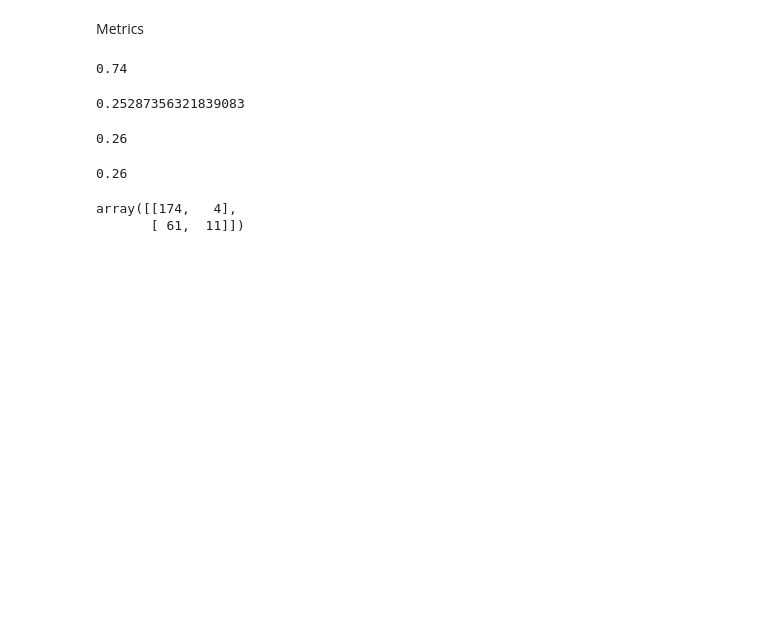
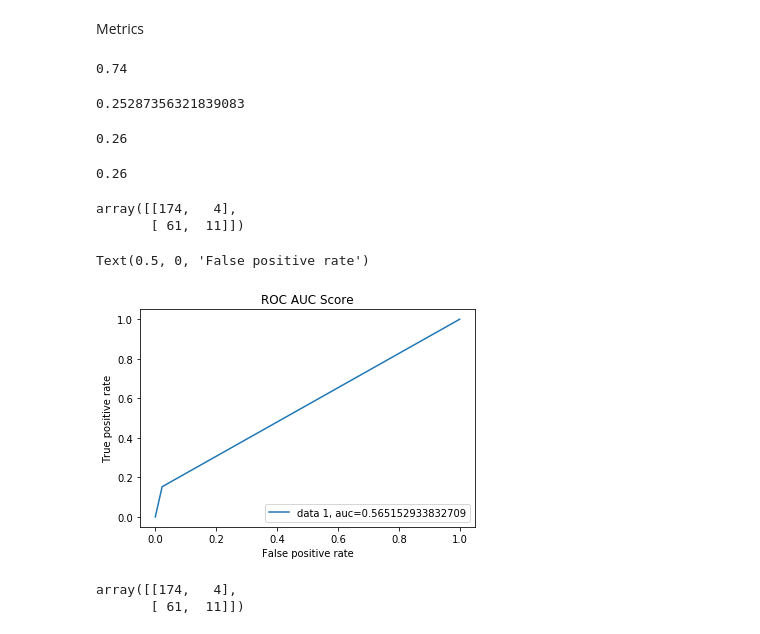
Before and after one commit to Agulaa/OpenML-project, a Jupyter notebook: OpenML-credit.ipynb, the cells around one changed output. Drawn from its saved outputs; the diff is of its cells as text; code cells hidden in the pictures; blank space fills up the shorter version.

Commit message:
Add results visualization

```diff
--- a/OpenML-credit.ipynb
+++ b/OpenML-credit.ipynb
@@ -296,3 +297,20 @@ confusion_matrix(y_test, y_predict)
 # %% [output]
 array([[174,   4],
        [ 61,  11]])
+# %%
+fpr, tpr, _ = roc_curve(y_test,  y_predict)
+auc = roc_auc_score(y_test, y_predict)
+plt.plot(fpr,tpr,label="data 1, auc="+str(auc))
+plt.legend(loc=4)
+plt.title('ROC AUC Score')
+plt.ylabel('True positive rate')
+plt.xlabel('False positive rate')
+# %% [output]
+Text(0.5, 0, 'False positive rate')
+[figure, added]
+# %%
+cm = confusion_matrix(y_test, y_predict)
+cm
+# %% [output]
+array([[174,   4],
+       [ 61,  11]])
```
Also changed, not shown: parts of 8 cells of this notebook.
